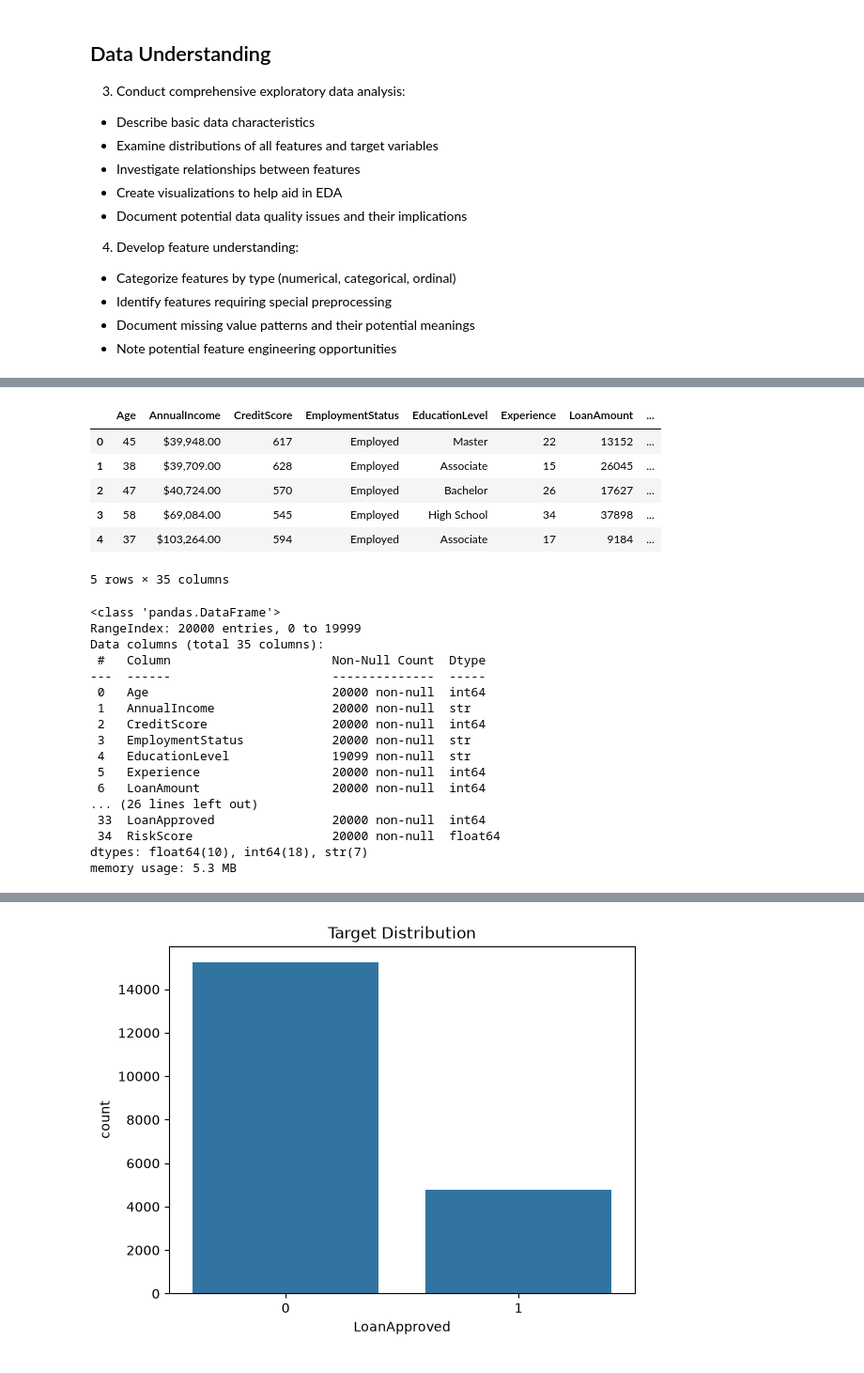
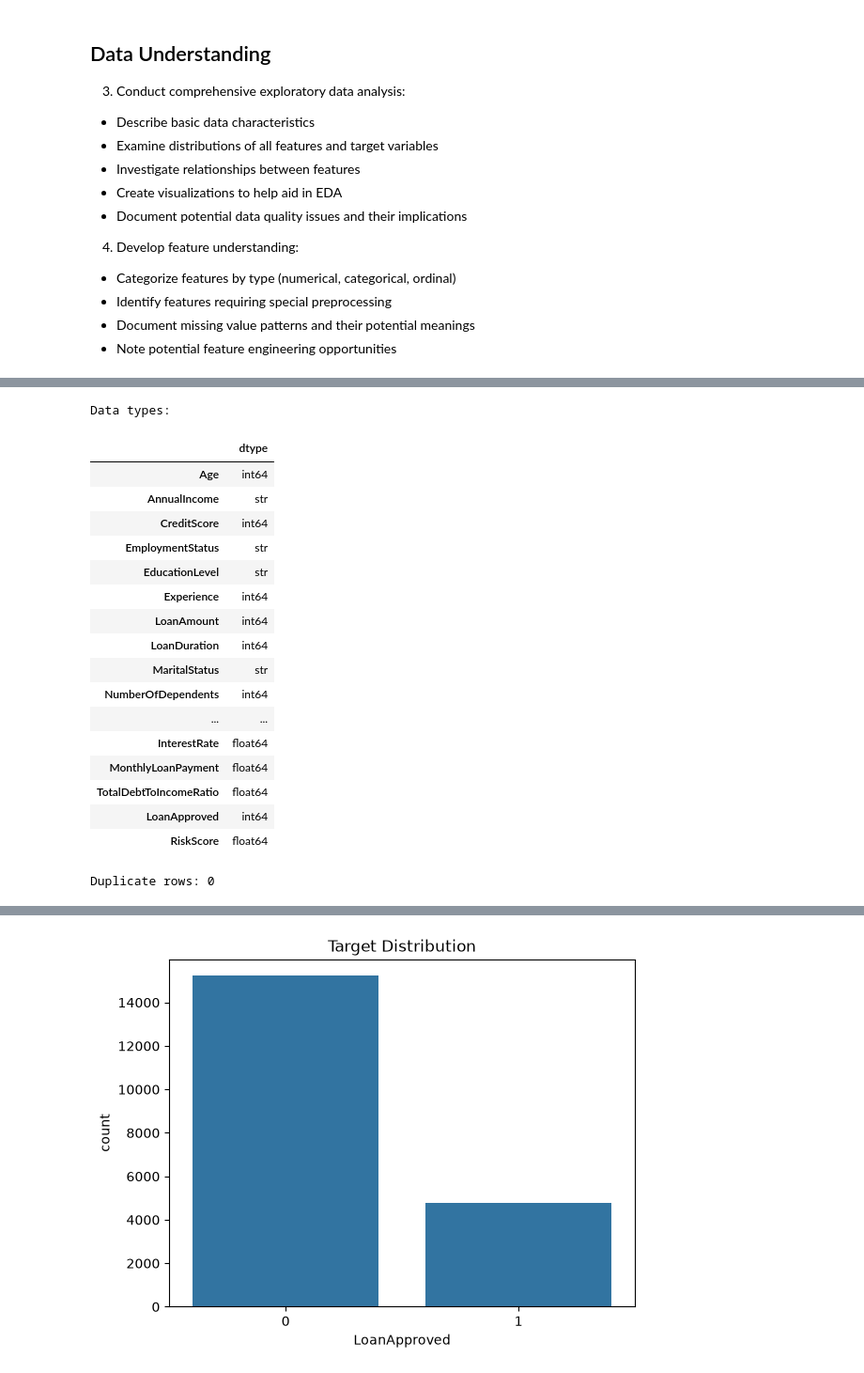
Before and after one commit to donjuel003/Loan-Approval-Model, a Jupyter notebook: financial_loan_risk.ipynb, the cells around one changed output, grey strips where cells are left out. Shown at 94% size. Cells and saved outputs as stored; diff of their text form; code cells hidden in the pictures.

```diff
--- a/financial_loan_risk.ipynb
+++ b/financial_loan_risk.ipynb
@@ -54,32 +144,28 @@ print(df.shape)
-# %%
-
-df.head()
-# %% [output]
-|  | Age | AnnualIncome | CreditScore | EmploymentStatus | EducationLevel | Experience | LoanAmount | ... |
-| 0 | 45 | $39,948.00 | 617 | Employed | Master | 22 | 13152 | ... |
-| 1 | 38 | $39,709.00 | 628 | Employed | Associate | 15 | 26045 | ... |
-| 2 | 47 | $40,724.00 | 570 | Employed | Bachelor | 26 | 17627 | ... |
-| 3 | 58 | $69,084.00 | 545 | Employed | High School | 34 | 37898 | ... |
-| 4 | 37 | $103,264.00 | 594 | Employed | Associate | 17 | 9184 | ... |
-5 rows × 35 columns
-# %%
-
-df.info()
-# %% [output]
-<class 'pandas.DataFrame'>
-RangeIndex: 20000 entries, 0 to 19999
-Data columns (total 35 columns):
- #   Column                      Non-Null Count  Dtype
----  ------                      --------------  -----
- 0   Age                         20000 non-null  int64
- 1   AnnualIncome                20000 non-null  str
- 2   CreditScore                 20000 non-null  int64
- 3   EmploymentStatus            20000 non-null  str
- 4   EducationLevel              19099 non-null  str
- 5   Experience                  20000 non-null  int64
- 6   LoanAmount                  20000 non-null  int64
-... (26 lines left out)
- 33  LoanApproved                20000 non-null  int64
- 34  RiskScore                   20000 non-null  float64
-dtypes: float64(10), int64(18), str(7)
-memory usage: 5.3 MB
+# %%
+#Data types
+print("Data types:")
+display(df.dtypes.to_frame("dtype"))
+# %% [output]
+Data types:
+|  | dtype |
+| Age | int64 |
+| AnnualIncome | str |
+| CreditScore | int64 |
+| EmploymentStatus | str |
+| EducationLevel | str |
+| Experience | int64 |
+| LoanAmount | int64 |
+| LoanDuration | int64 |
+| MaritalStatus | str |
+| NumberOfDependents | int64 |
+| ... | ... |
+| InterestRate | float64 |
+| MonthlyLoanPayment | float64 |
+| TotalDebtToIncomeRatio | float64 |
+| LoanApproved | int64 |
+| RiskScore | float64 |
+# %%
+#Duplicate rows
+print("\nDuplicate rows:", df.duplicated().sum())
+# %% [output]
+Duplicate rows: 0
```
Also changed, not shown: parts of 9 cells of this notebook.
